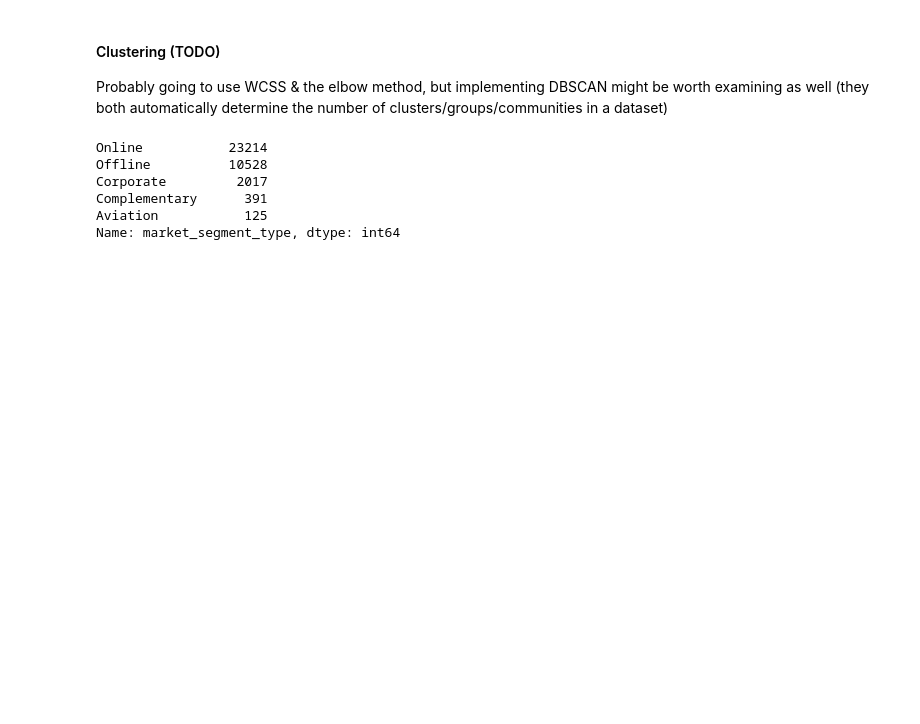
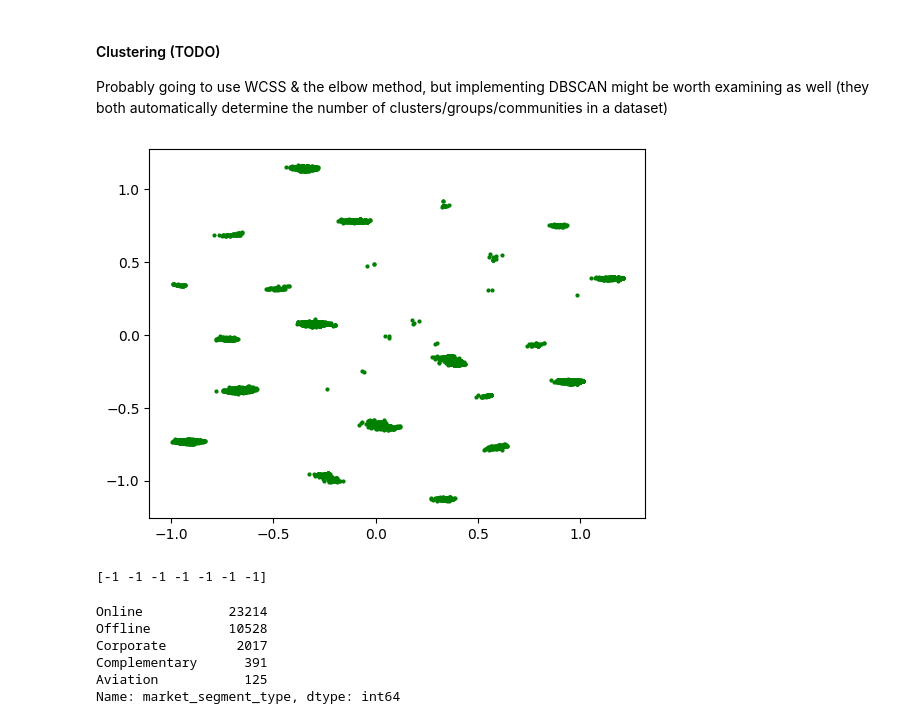
Before and after one commit to cwali09/ML-Lab-1, a Jupyter notebook: main.ipynb, the cells around one changed output. Saved outputs shown, nothing was run; the diff lists cells and outputs as text; code cells hidden in the pictures; blank space fills up the shorter version.

Commit message:
Add basic clustering

```diff
--- a/main.ipynb
+++ b/main.ipynb
@@ -313,7 +313,7 @@ import matplotlib.pyplot as plt
 from sklearn.decomposition import PCA
 
 pca = PCA(n_components=df_normalized.shape[1], svd_solver="full")
-pca.fit_transform(df_normalized)
+pca_results = pca.fit_transform(df_normalized)
 
 color_var = "#008000"
 color_eig = "#0000FF"
@@ -361,6 +361,16 @@ Author's note: probably going to be a linear unless we end up finding that more
 #### Clustering (TODO)
 
 Probably going to use WCSS & the elbow method, but implementing DBSCAN might be worth examining as well (they both automatically determine the number of clusters/groups/communities in a dataset)
+# %%
+from sklearn.cluster import DBSCAN
+
+plt.plot(pca_results[:,0], pca_results[:,1], "go", markersize=2)
+plt.show()
+cluster_results = DBSCAN().fit(pca.components_[:7])
+print(cluster_results.labels_)
+# %% [output]
+[figure, added]
+[-1 -1 -1 -1 -1 -1 -1]
 # %%
 df['market_segment_type'].value_counts()
 # %% [output]
```
